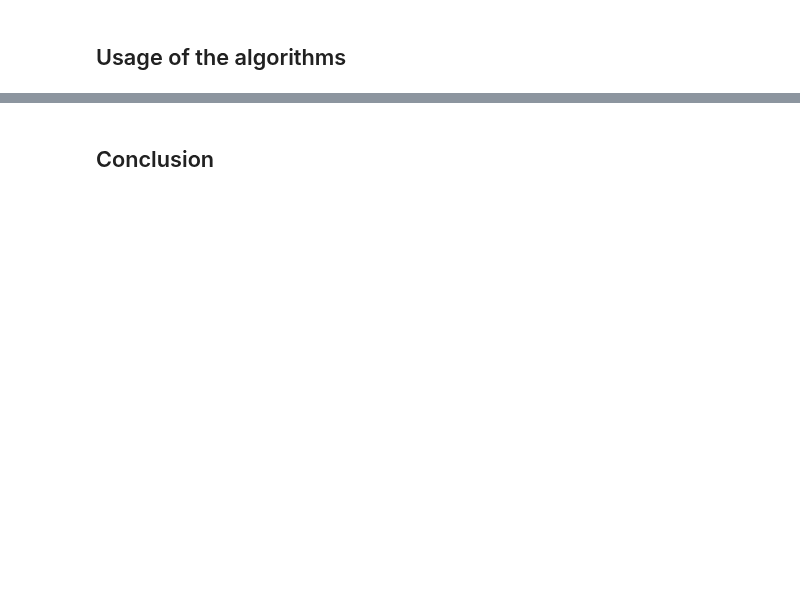
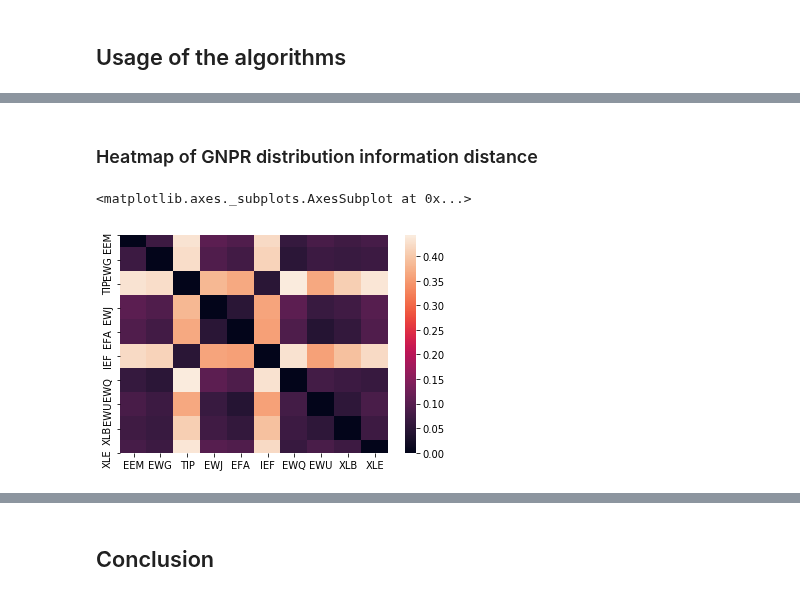
Before and after one commit to tzw101/research, a Jupyter notebook: Codependence/Codependence by Marti/codependence_by_marti.ipynb, the cells around one changed output, grey strips where cells are left out. Cells and saved outputs as stored; diff of their text form; code cells hidden in the pictures; blank space fills up the shorter version.

Commit message:
Codependence by Marti Notebook

```diff
--- a/Codependence/Codependence by Marti/codependence_by_marti.ipynb
+++ b/Codependence/Codependence by Marti/codependence_by_marti.ipynb
@@ -24,0 +107,9 @@ This description is based on the paper by _Gautier Marti_ __“Some contribution
+# %%
+# Loading the dataset of stocks
+stocks = pd.read_csv('../../Sample-Data/stock_prices.csv')
+stocks.set_index('Date', inplace=True)
+stocks.index = pd.to_datetime(stocks.index)
+
+# Taking first 10 stocks for better output visualization
+stocks = stocks.iloc[:,0:10]
+stocks.head()
@@ -24,0 +124,9 @@ This description is based on the paper by _Gautier Marti_ __“Some contribution
+# %%
+# Calculating returns of a given dataset of stocks
+
+# Class containing needed function
+ret_est = ml.portfolio_optimization.ReturnsEstimation()
+
+# Calculating returns
+stocks_returns = ret_est.calculate_returns(stocks)
+stocks_returns.iloc[:,0:10].head()
@@ -24,0 +186,12 @@ This description is based on the paper by _Gautier Marti_ __“Some contribution
+# %%
+# Calculating GNPR distance between all stocks with Θ = 1
+gnpr_matrix_dep = ml.codependence.get_dependence_matrix(stocks_returns, dependence_method='gnpr_distance',theta=1)
+
+# Calculating GNPR distance between all stocks with Θ = 0.5
+gnpr_matrix_mix = ml.codependence.get_dependence_matrix(stocks_returns, dependence_method='gnpr_distance',theta=0.5)
+
+# Calculating GNPR distance between all stocks with Θ = 0
+gnpr_matrix_dist = ml.codependence.get_dependence_matrix(stocks_returns, dependence_method='gnpr_distance',theta=0)
+
+print('GNPR distance matrix measuring distribution information:')
+gnpr_matrix_dist
@@ -24,0 +211,7 @@ This description is based on the paper by _Gautier Marti_ __“Some contribution
+# %% [markdown]
+### Heatmap of GNPR distribution information distance
+# %%
+sns.heatmap(gnpr_matrix_dist)
+# %% [output]
+<matplotlib.axes._subplots.AxesSubplot at 0x...>
+[figure, added]
```
Also changed, not shown: parts of 29 cells of this notebook.
